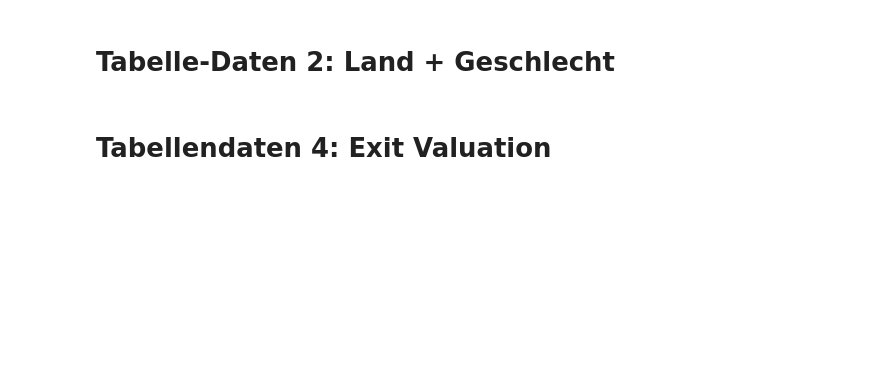
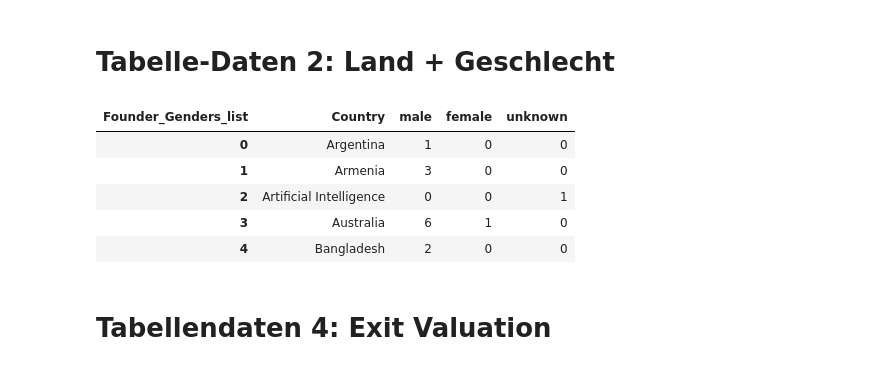
Before and after one commit to viktorpantushev/gender-aspekte-bei-unicorns, a Jupyter notebook: scrape_and_clean.ipynb, the cells around one changed output. Drawn from its saved outputs; the diff is of its cells as text; code cells hidden in the pictures; blank space fills up the shorter version.

```diff
--- a/scrape_and_clean.ipynb
+++ b/scrape_and_clean.ipynb
@@ -268,68 +224,56 @@ import pandas as pd
 # start from currentUnicorns_df which already has Company, Founder_Genders, and "Country/countries"
 df = currentUnicorns_df[['Company', 'Founder_Genders', 'Country/countries']].copy()
 
-# normalize Founder_Genders list items to lowercase and map "mostly_*" to male/female
 def normalize_founders(g):
     if isinstance(g, (list, tuple)):
-        lst = [str(x).strip().lower() for x in g]
-    elif pd.isna(g) or g == '':
+        return [str(x).strip().lower() for x in g]
+    if pd.isna(g) or g == '':
         return ['unknown']
-    else:
-        lst = [str(g).strip().lower()]
-    mapped = []
-    for v in lst:
-        if v == 'mostly_male':
-            mapped.append('male')
-        elif v == 'mostly_female':
-            mapped.append('female')
-        else:
-            mapped.append(v)
-    return mapped
+    return [str(g).strip().lower()]
 
 df['Founder_Genders_list'] = df['Founder_Genders'].apply(normalize_founders)
 
-# normalize "Country/countries" into list (no regex)
+# normalize Country/countries into a list
 col = 'Country/countries'
 df[col] = df[col].fillna('')
 df[col + '_norm'] = (df[col]
                      .str.replace(';', '|', regex=False)
                      .str.replace(',', '|', regex=False)
                      .str.replace('/', '|', regex=False)
                      .str.replace('&', '|', regex=False)
                      .str.replace(' and ', '|', regex=False)
                      .str.replace(' & ', '|', regex=False)
                     )
-df[col + '_list'] = df[col + '_norm'].apply(lambda s: [x.strip().lower() for x in s.split('|') if x.strip()])
+df[col + '_list'] = df[col + '_norm'].apply(lambda s: [x.strip().title() for x in s.split('|') if x.strip()])
 
-# explode so each row is one (company, country, gender)
+# explode so each row is one (company, item, gender)
 df_exp = df.explode(col + '_list').reset_index(drop=True)
-df_exp = df_exp[df_exp[col + '_list'] != '']  # drop empty countries
+df_exp = df_exp[df_exp[col + '_list'] != '']
 df_exp = df_exp.explode('Founder_Genders_list').reset_index(drop=True)
 
-# canonicalize genders and fill unknown
-gender_map = {'m': 'male', 'f': 'female', 'man': 'male', 'woman': 'female'}
-df_exp['Founder_Genders_list'] = df_exp['Founder_Genders_list'].replace(gender_map)
-df_exp['Founder_Genders_list'] = df_exp['Founder_Genders_list'].fillna('unknown')
-df_exp['Founder_Genders_list'] = df_exp['Founder_Genders_list'].astype(str)
-
-# aggregate counts per country
+# aggregate counts
 counts = (df_exp
-          .groupby([df_exp[col + '_list'].str.title(), 'Founder_Genders_list'])
+          .groupby([col + '_list', 'Founder_Genders_list'])
           .size()
           .unstack(fill_value=0))
 
 # ensure columns exist
 for gender in ['male', 'female', 'unknown']:
     if gender not in counts.columns:
         counts[gender] = 0
 
-# Build final DataFrame with column name matching "Country/countries"
-countries_gender_counts = counts.reset_index().rename(columns={col + '_list': 'Country/countries'})
-countries_gender_counts = countries_gender_counts.rename(columns={countries_gender_counts.columns[0]: 'Country/countries'})
-countries_gender_counts = countries_gender_counts[['Country/countries', 'male', 'female', 'unknown']]
+final_df = counts.reset_index().rename(columns={col + '_list': 'Country'})
+final_df = final_df[['Country', 'male', 'female', 'unknown']]
 
-# save to CSV
-countries_gender_counts.to_csv('countries_gender_counts.csv', index=False)
+final_df.to_csv('processed_data/countries_gender_counts.csv', index=False)
+display(final_df.head())
+# %% [output]
+| Founder_Genders_list | Country | male | female | unknown |
+| 0 | Argentina | 1 | 0 | 0 |
+| 1 | Armenia | 3 | 0 | 0 |
+| 2 | Artificial Intelligence | 0 | 0 | 1 |
+| 3 | Australia | 6 | 1 | 0 |
+| 4 | Bangladesh | 2 | 0 | 0 |
 # %% [markdown]
 # Tabellendaten 4: Exit Valuation
 # %%
```
Also changed, not shown: parts of 13 cells of this notebook, 12 other files.
